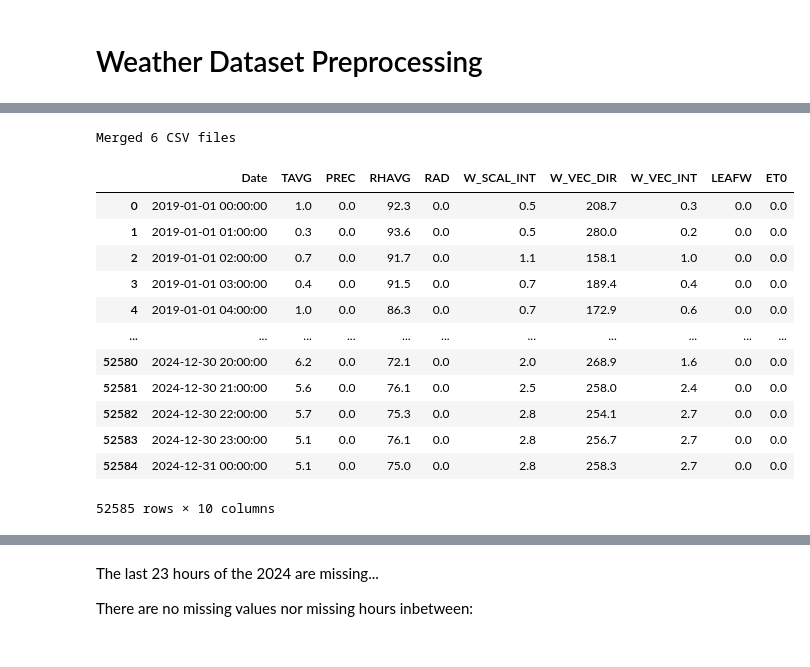
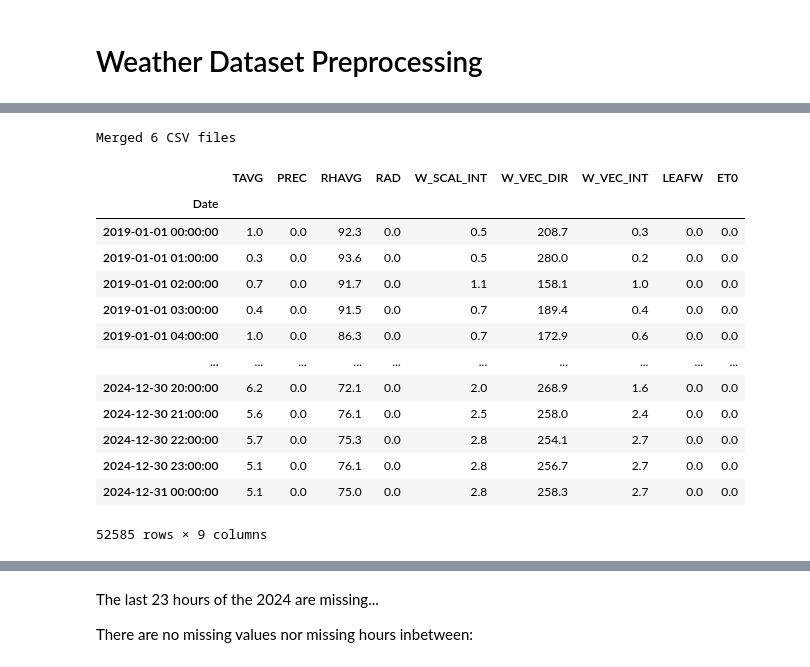
Before and after one commit to davidesonno/AII-project, a Jupyter notebook: 3-weather_preprocessing.ipynb, the cells around one changed output, grey strips where cells are left out. Drawn from its saved outputs; the diff is of its cells as text; code cells hidden in the pictures.

Commit message:
imporved weather merging

```diff
--- a/3-weather_preprocessing.ipynb
+++ b/3-weather_preprocessing.ipynb
@@ -18,21 +21,23 @@ datasets_folder = './datasets'
 # %%
 weather_folder = os.path.join(datasets_folder,'weather')
 
 weather_df = merge_csv_to_dataframe(weather_folder).rename(columns={'PragaTime':'Date'})
 weather_df['Date'] = pd.to_datetime(weather_df['Date'])
+weather_df = weather_df.set_index('Date')
 weather_df
 # %% [output]
 Merged 6 CSV files
-|  | Date | TAVG | PREC | RHAVG | RAD | W_SCAL_INT | W_VEC_DIR | W_VEC_INT | LEAFW | ET0 |
-| 0 | 2019-01-01 00:00:00 | 1.0 | 0.0 | 92.3 | 0.0 | 0.5 | 208.7 | 0.3 | 0.0 | 0.0 |
-| 1 | 2019-01-01 01:00:00 | 0.3 | 0.0 | 93.6 | 0.0 | 0.5 | 280.0 | 0.2 | 0.0 | 0.0 |
-| 2 | 2019-01-01 02:00:00 | 0.7 | 0.0 | 91.7 | 0.0 | 1.1 | 158.1 | 1.0 | 0.0 | 0.0 |
-| 3 | 2019-01-01 03:00:00 | 0.4 | 0.0 | 91.5 | 0.0 | 0.7 | 189.4 | 0.4 | 0.0 | 0.0 |
-| 4 | 2019-01-01 04:00:00 | 1.0 | 0.0 | 86.3 | 0.0 | 0.7 | 172.9 | 0.6 | 0.0 | 0.0 |
-| ... | ... | ... | ... | ... | ... | ... | ... | ... | ... | ... |
-| 52580 | 2024-12-30 20:00:00 | 6.2 | 0.0 | 72.1 | 0.0 | 2.0 | 268.9 | 1.6 | 0.0 | 0.0 |
-| 52581 | 2024-12-30 21:00:00 | 5.6 | 0.0 | 76.1 | 0.0 | 2.5 | 258.0 | 2.4 | 0.0 | 0.0 |
-| 52582 | 2024-12-30 22:00:00 | 5.7 | 0.0 | 75.3 | 0.0 | 2.8 | 254.1 | 2.7 | 0.0 | 0.0 |
-| 52583 | 2024-12-30 23:00:00 | 5.1 | 0.0 | 76.1 | 0.0 | 2.8 | 256.7 | 2.7 | 0.0 | 0.0 |
-| 52584 | 2024-12-31 00:00:00 | 5.1 | 0.0 | 75.0 | 0.0 | 2.8 | 258.3 | 2.7 | 0.0 | 0.0 |
+|  | TAVG | PREC | RHAVG | RAD | W_SCAL_INT | W_VEC_DIR | W_VEC_INT | LEAFW | ET0 |
+| Date |  |  |  |  |  |  |  |  |  |
+| 2019-01-01 00:00:00 | 1.0 | 0.0 | 92.3 | 0.0 | 0.5 | 208.7 | 0.3 | 0.0 | 0.0 |
+| 2019-01-01 01:00:00 | 0.3 | 0.0 | 93.6 | 0.0 | 0.5 | 280.0 | 0.2 | 0.0 | 0.0 |
+| 2019-01-01 02:00:00 | 0.7 | 0.0 | 91.7 | 0.0 | 1.1 | 158.1 | 1.0 | 0.0 | 0.0 |
+| 2019-01-01 03:00:00 | 0.4 | 0.0 | 91.5 | 0.0 | 0.7 | 189.4 | 0.4 | 0.0 | 0.0 |
+| 2019-01-01 04:00:00 | 1.0 | 0.0 | 86.3 | 0.0 | 0.7 | 172.9 | 0.6 | 0.0 | 0.0 |
+| ... | ... | ... | ... | ... | ... | ... | ... | ... | ... |
+| 2024-12-30 20:00:00 | 6.2 | 0.0 | 72.1 | 0.0 | 2.0 | 268.9 | 1.6 | 0.0 | 0.0 |
+| 2024-12-30 21:00:00 | 5.6 | 0.0 | 76.1 | 0.0 | 2.5 | 258.0 | 2.4 | 0.0 | 0.0 |
+| 2024-12-30 22:00:00 | 5.7 | 0.0 | 75.3 | 0.0 | 2.8 | 254.1 | 2.7 | 0.0 | 0.0 |
+| 2024-12-30 23:00:00 | 5.1 | 0.0 | 76.1 | 0.0 | 2.8 | 256.7 | 2.7 | 0.0 | 0.0 |
+| 2024-12-31 00:00:00 | 5.1 | 0.0 | 75.0 | 0.0 | 2.8 | 258.3 | 2.7 | 0.0 | 0.0 |
-52585 rows × 10 columns
+52585 rows × 9 columns
```
Also changed, not shown: parts of 11 cells of this notebook, 3 other files.
